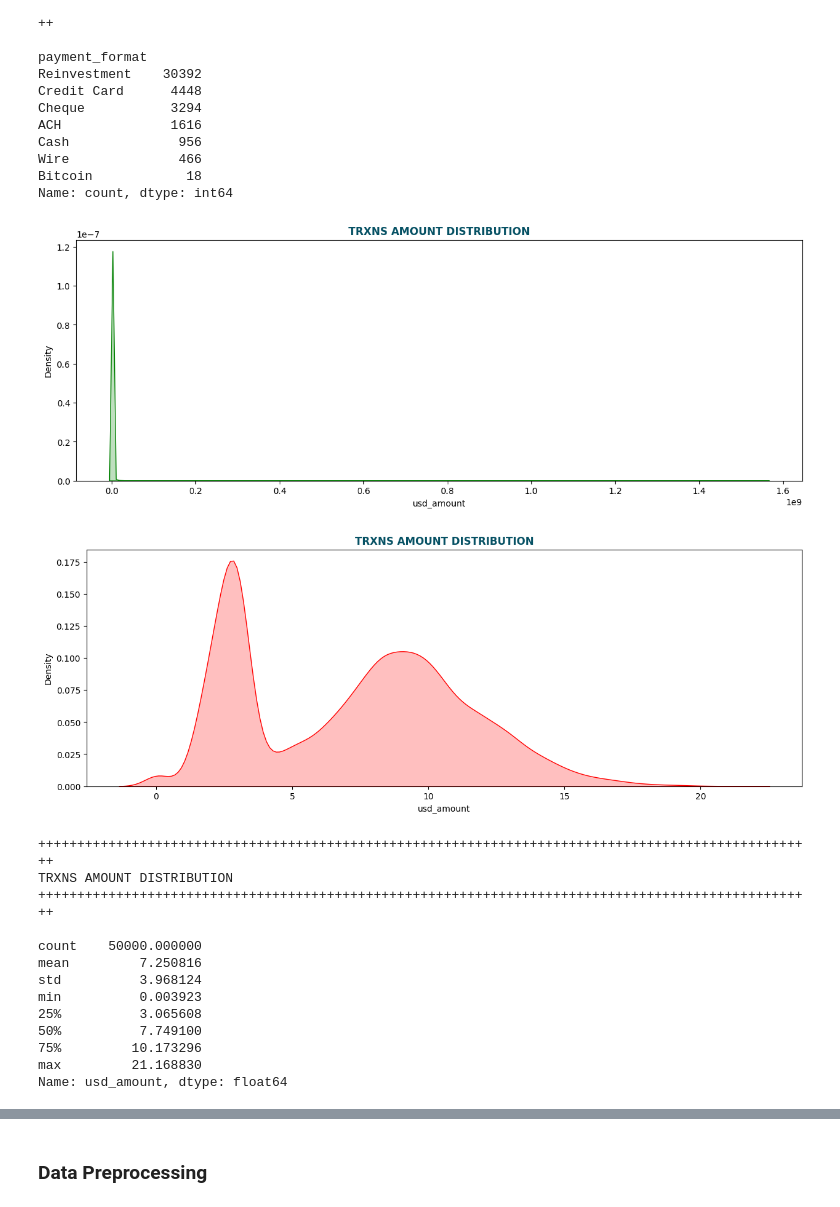
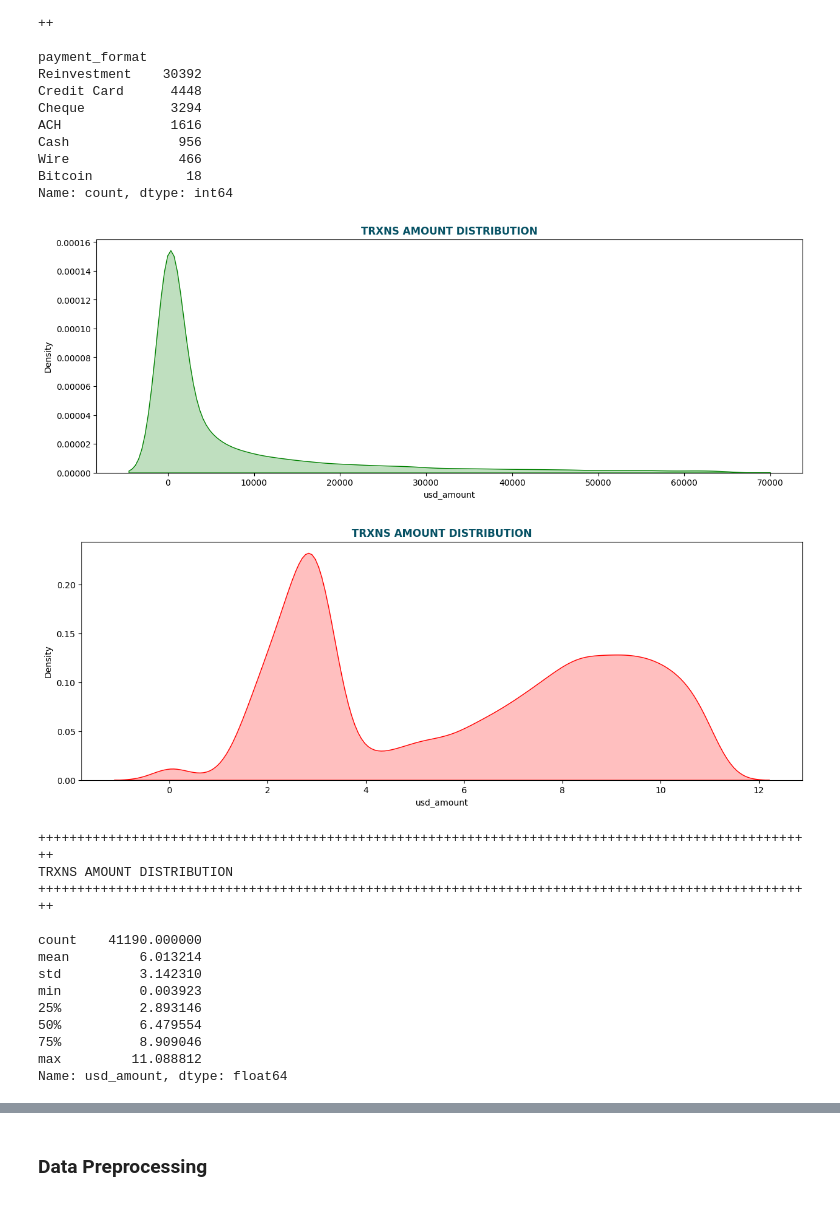
Before and after one commit to votanasrey/Hybrid-Node-Clustering-Approach-for-Graph-Based-Anti-Money-Laundering, a Jupyter notebook: model_dev/logistic_regression.ipynb, the cells around one changed output, grey strips where cells are left out. Saved outputs shown, nothing was run; the diff lists cells and outputs as text; code cells hidden in the pictures.

```diff
--- a/model_dev/logistic_regression.ipynb
+++ b/model_dev/logistic_regression.ipynb
@@ -459,22 +475,22 @@ Wire              466
 Bitcoin            18
 Name: count, dtype: int64
 # %%
-create_kde_plot(df, 'usd_amount', 'TRXNS AMOUNT DISTRIBUTION')
-create_kde_plot_with_log(df, 'usd_amount', 'TRXNS AMOUNT DISTRIBUTION')
+create_kde_plot(df_no_outliers, 'usd_amount', 'TRXNS AMOUNT DISTRIBUTION')
+create_kde_plot_with_log(df_no_outliers, 'usd_amount', 'TRXNS AMOUNT DISTRIBUTION')
 # %% [output]
-[figure, old version]
+[figure, new version]
-[figure, old version]
+[figure, new version]
 ++++++++++++++++++++++++++++++++++++++++++++++++++++++++++++++++++++++++++++++++++++++++++++++++++++
 TRXNS AMOUNT DISTRIBUTION
 ++++++++++++++++++++++++++++++++++++++++++++++++++++++++++++++++++++++++++++++++++++++++++++++++++++
 
-count    50000.000000
-mean         7.250816
-std          3.968124
+count    41190.000000
+mean         6.013214
+std          3.142310
 min          0.003923
-25%          3.065608
-50%          7.749100
-75%         10.173296
-max         21.168830
+25%          2.893146
+50%          6.479554
+75%          8.909046
+max         11.088812
 Name: usd_amount, dtype: float64
 # %%
```
Also changed, not shown: parts of 8 cells of this notebook.
